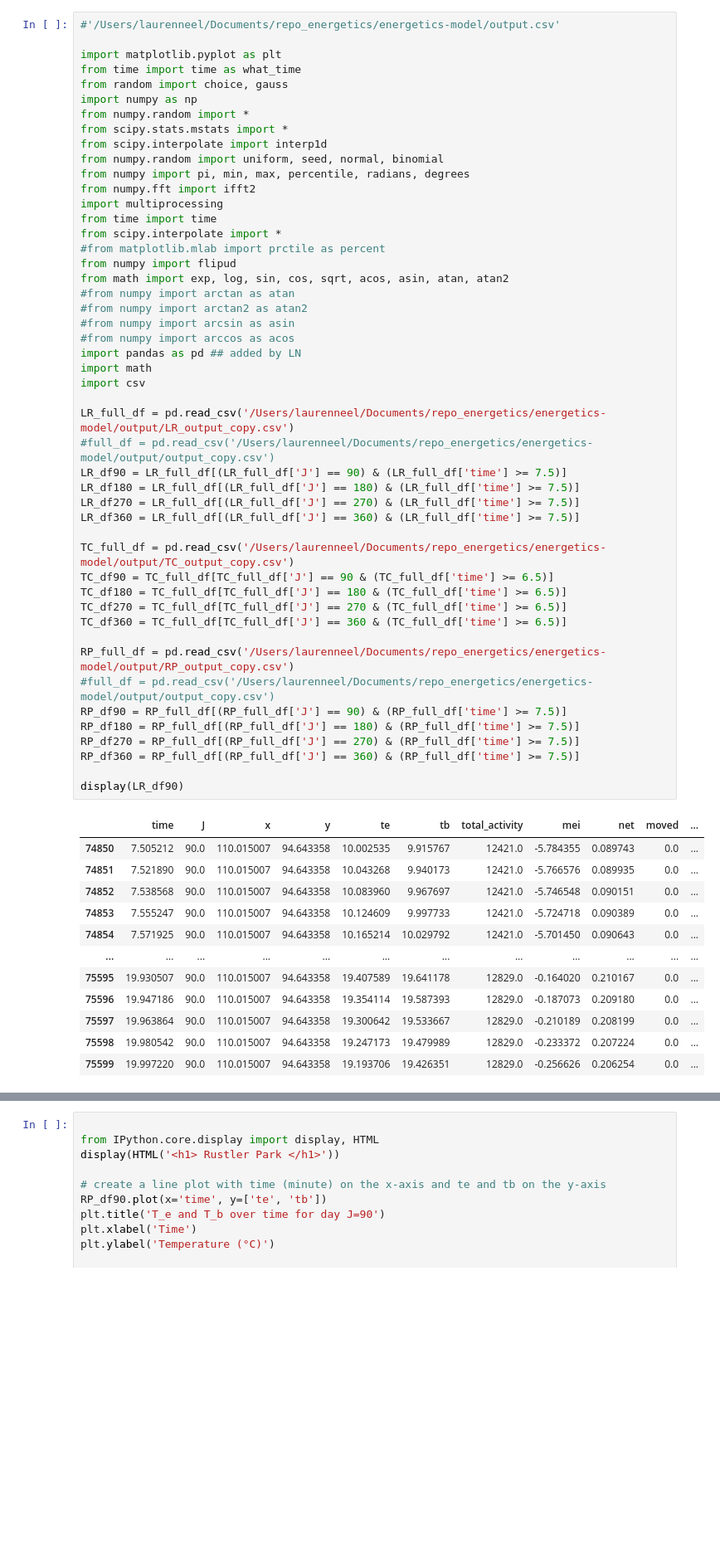
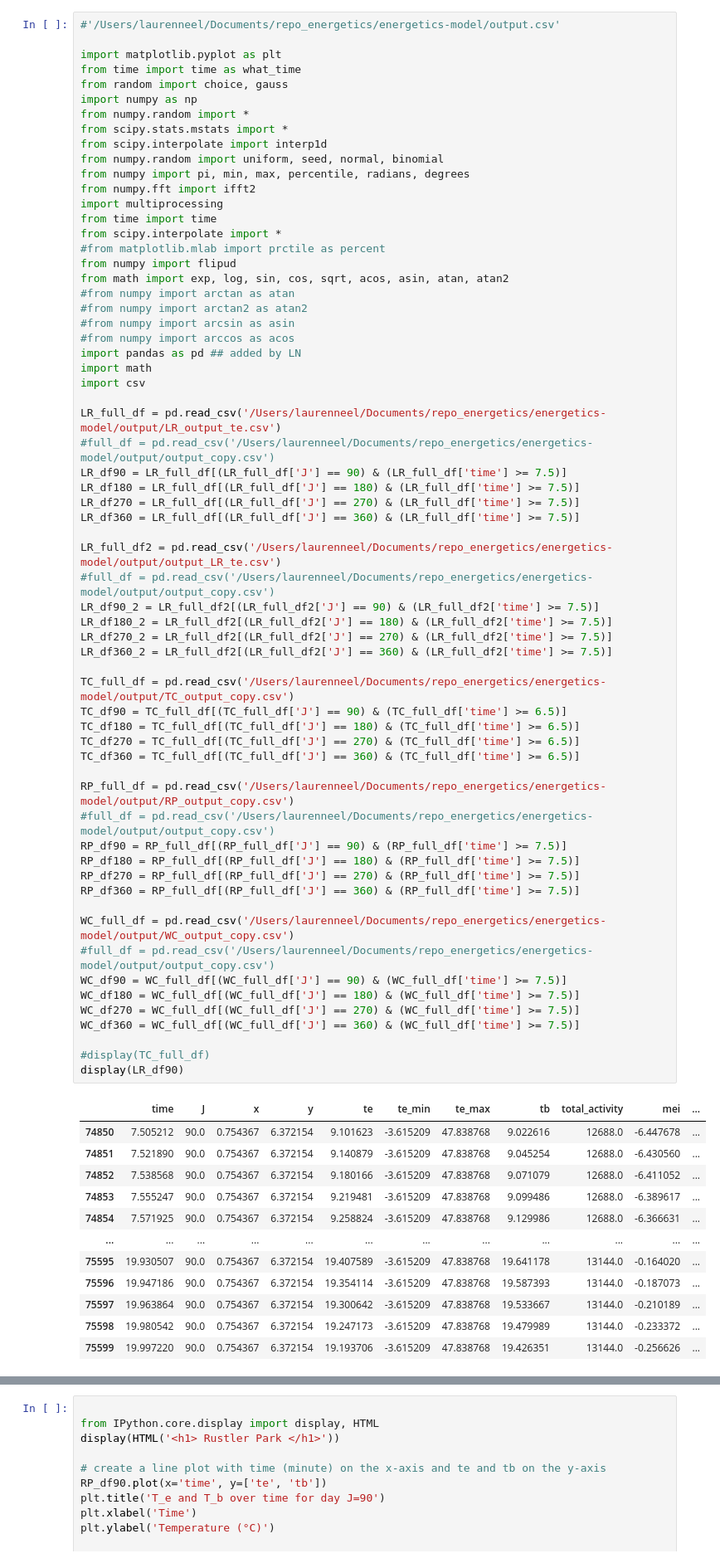
Before and after one commit to laurenneel/energetics-model, a Jupyter notebook: summarizing_data.ipynb, the cells around one changed output, grey strips where cells are left out. Shown at 83% size. Cells and saved outputs as stored; diff of their text form; blank space fills up the shorter version.

```diff
--- a/summarizing_data.ipynb
+++ b/summarizing_data.ipynb
@@ -15,47 +15,62 @@ import multiprocessing
 from time import time
 from scipy.interpolate import *
 #from matplotlib.mlab import prctile as percent
 from numpy import flipud
 from math import exp, log, sin, cos, sqrt, acos, asin, atan, atan2
 #from numpy import arctan as atan
 #from numpy import arctan2 as atan2
 #from numpy import arcsin as asin
 #from numpy import arccos as acos
 import pandas as pd ## added by LN
 import math
 import csv
 
-LR_full_df = pd.read_csv('/Users/laurenneel/Documents/repo_energetics/energetics-model/output/LR_output_copy.csv')
+LR_full_df = pd.read_csv('/Users/laurenneel/Documents/repo_energetics/energetics-model/output/LR_output_te.csv')
 #full_df = pd.read_csv('/Users/laurenneel/Documents/repo_energetics/energetics-model/output/output_copy.csv')
 LR_df90 = LR_full_df[(LR_full_df['J'] == 90) & (LR_full_df['time'] >= 7.5)]
 LR_df180 = LR_full_df[(LR_full_df['J'] == 180) & (LR_full_df['time'] >= 7.5)]
 LR_df270 = LR_full_df[(LR_full_df['J'] == 270) & (LR_full_df['time'] >= 7.5)]
 LR_df360 = LR_full_df[(LR_full_df['J'] == 360) & (LR_full_df['time'] >= 7.5)]
 
+LR_full_df2 = pd.read_csv('/Users/laurenneel/Documents/repo_energetics/energetics-model/output/output_LR_te.csv')
+#full_df = pd.read_csv('/Users/laurenneel/Documents/repo_energetics/energetics-model/output/output_copy.csv')
+LR_df90_2 = LR_full_df2[(LR_full_df2['J'] == 90) & (LR_full_df2['time'] >= 7.5)]
+LR_df180_2 = LR_full_df2[(LR_full_df2['J'] == 180) & (LR_full_df2['time'] >= 7.5)]
+LR_df270_2 = LR_full_df2[(LR_full_df2['J'] == 270) & (LR_full_df2['time'] >= 7.5)]
+LR_df360_2 = LR_full_df2[(LR_full_df2['J'] == 360) & (LR_full_df2['time'] >= 7.5)]
+
 TC_full_df = pd.read_csv('/Users/laurenneel/Documents/repo_energetics/energetics-model/output/TC_output_copy.csv')
-TC_df90 = TC_full_df[TC_full_df['J'] == 90 & (TC_full_df['time'] >= 6.5)]
-TC_df180 = TC_full_df[TC_full_df['J'] == 180 & (TC_full_df['time'] >= 6.5)]
-TC_df270 = TC_full_df[TC_full_df['J'] == 270 & (TC_full_df['time'] >= 6.5)]
-TC_df360 = TC_full_df[TC_full_df['J'] == 360 & (TC_full_df['time'] >= 6.5)]
+TC_df90 = TC_full_df[(TC_full_df['J'] == 90) & (TC_full_df['time'] >= 6.5)]
+TC_df180 = TC_full_df[(TC_full_df['J'] == 180) & (TC_full_df['time'] >= 6.5)]
+TC_df270 = TC_full_df[(TC_full_df['J'] == 270) & (TC_full_df['time'] >= 6.5)]
+TC_df360 = TC_full_df[(TC_full_df['J'] == 360) & (TC_full_df['time'] >= 6.5)]
 
 RP_full_df = pd.read_csv('/Users/laurenneel/Documents/repo_energetics/energetics-model/output/RP_output_copy.csv')
 #full_df = pd.read_csv('/Users/laurenneel/Documents/repo_energetics/energetics-model/output/output_copy.csv')
 RP_df90 = RP_full_df[(RP_full_df['J'] == 90) & (RP_full_df['time'] >= 7.5)]
 RP_df180 = RP_full_df[(RP_full_df['J'] == 180) & (RP_full_df['time'] >= 7.5)]
 RP_df270 = RP_full_df[(RP_full_df['J'] == 270) & (RP_full_df['time'] >= 7.5)]
 RP_df360 = RP_full_df[(RP_full_df['J'] == 360) & (RP_full_df['time'] >= 7.5)]
 
+WC_full_df = pd.read_csv('/Users/laurenneel/Documents/repo_energetics/energetics-model/output/WC_output_copy.csv')
+#full_df = pd.read_csv('/Users/laurenneel/Documents/repo_energetics/energetics-model/output/output_copy.csv')
+WC_df90 = WC_full_df[(WC_full_df['J'] == 90) & (WC_full_df['time'] >= 7.5)]
+WC_df180 = WC_full_df[(WC_full_df['J'] == 180) & (WC_full_df['time'] >= 7.5)]
+WC_df270 = WC_full_df[(WC_full_df['J'] == 270) & (WC_full_df['time'] >= 7.5)]
+WC_df360 = WC_full_df[(WC_full_df['J'] == 360) & (WC_full_df['time'] >= 7.5)]
+
+#display(TC_full_df)
 display(LR_df90)
 # %% [output]
-|  | time | J | x | y | te | tb | total_activity | mei | net | moved | ... |
-| 74850 | 7.505212 | 90.0 | 110.015007 | 94.643358 | 10.002535 | 9.915767 | 12421.0 | -5.784355 | 0.089743 | 0.0 | ... |
-| 74851 | 7.521890 | 90.0 | 110.015007 | 94.643358 | 10.043268 | 9.940173 | 12421.0 | -5.766576 | 0.089935 | 0.0 | ... |
-| 74852 | 7.538568 | 90.0 | 110.015007 | 94.643358 | 10.083960 | 9.967697 | 12421.0 | -5.746548 | 0.090151 | 0.0 | ... |
-| 74853 | 7.555247 | 90.0 | 110.015007 | 94.643358 | 10.124609 | 9.997733 | 12421.0 | -5.724718 | 0.090389 | 0.0 | ... |
-| 74854 | 7.571925 | 90.0 | 110.015007 | 94.643358 | 10.165214 | 10.029792 | 12421.0 | -5.701450 | 0.090643 | 0.0 | ... |
+|  | time | J | x | y | te | te_min | te_max | tb | total_activity | mei | ... |
+| 74850 | 7.505212 | 90.0 | 0.754367 | 6.372154 | 9.101623 | -3.615209 | 47.838768 | 9.022616 | 12688.0 | -6.447678 | ... |
+| 74851 | 7.521890 | 90.0 | 0.754367 | 6.372154 | 9.140879 | -3.615209 | 47.838768 | 9.045254 | 12688.0 | -6.430560 | ... |
+| 74852 | 7.538568 | 90.0 | 0.754367 | 6.372154 | 9.180166 | -3.615209 | 47.838768 | 9.071079 | 12688.0 | -6.411052 | ... |
+| 74853 | 7.555247 | 90.0 | 0.754367 | 6.372154 | 9.219481 | -3.615209 | 47.838768 | 9.099486 | 12688.0 | -6.389617 | ... |
+| 74854 | 7.571925 | 90.0 | 0.754367 | 6.372154 | 9.258824 | -3.615209 | 47.838768 | 9.129986 | 12688.0 | -6.366631 | ... |
 | ... | ... | ... | ... | ... | ... | ... | ... | ... | ... | ... | ... |
-| 75595 | 19.930507 | 90.0 | 110.015007 | 94.643358 | 19.407589 | 19.641178 | 12829.0 | -0.164020 | 0.210167 | 0.0 | ... |
-| 75596 | 19.947186 | 90.0 | 110.015007 | 94.643358 | 19.354114 | 19.587393 | 12829.0 | -0.187073 | 0.209180 | 0.0 | ... |
-| 75597 | 19.963864 | 90.0 | 110.015007 | 94.643358 | 19.300642 | 19.533667 | 12829.0 | -0.210189 | 0.208199 | 0.0 | ... |
-| 75598 | 19.980542 | 90.0 | 110.015007 | 94.643358 | 19.247173 | 19.479989 | 12829.0 | -0.233372 | 0.207224 | 0.0 | ... |
-| 75599 | 19.997220 | 90.0 | 110.015007 | 94.643358 | 19.193706 | 19.426351 | 12829.0 | -0.256626 | 0.206254 | 0.0 | ... |
+| 75595 | 19.930507 | 90.0 | 0.754367 | 6.372154 | 19.407589 | -3.615209 | 47.838768 | 19.641178 | 13144.0 | -0.164020 | ... |
+| 75596 | 19.947186 | 90.0 | 0.754367 | 6.372154 | 19.354114 | -3.615209 | 47.838768 | 19.587393 | 13144.0 | -0.187073 | ... |
+| 75597 | 19.963864 | 90.0 | 0.754367 | 6.372154 | 19.300642 | -3.615209 | 47.838768 | 19.533667 | 13144.0 | -0.210189 | ... |
+| 75598 | 19.980542 | 90.0 | 0.754367 | 6.372154 | 19.247173 | -3.615209 | 47.838768 | 19.479989 | 13144.0 | -0.233372 | ... |
+| 75599 | 19.997220 | 90.0 | 0.754367 | 6.372154 | 19.193706 | -3.615209 | 47.838768 | 19.426351 | 13144.0 | -0.256626 | ... |
```
Also changed, not shown: parts of 6 cells of this notebook, 21 other files.
